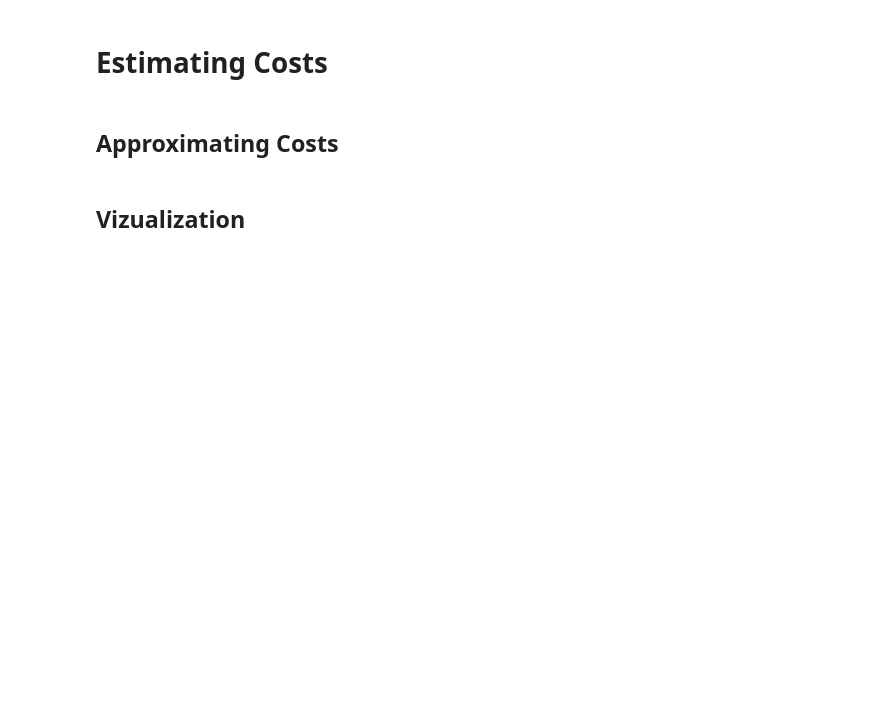
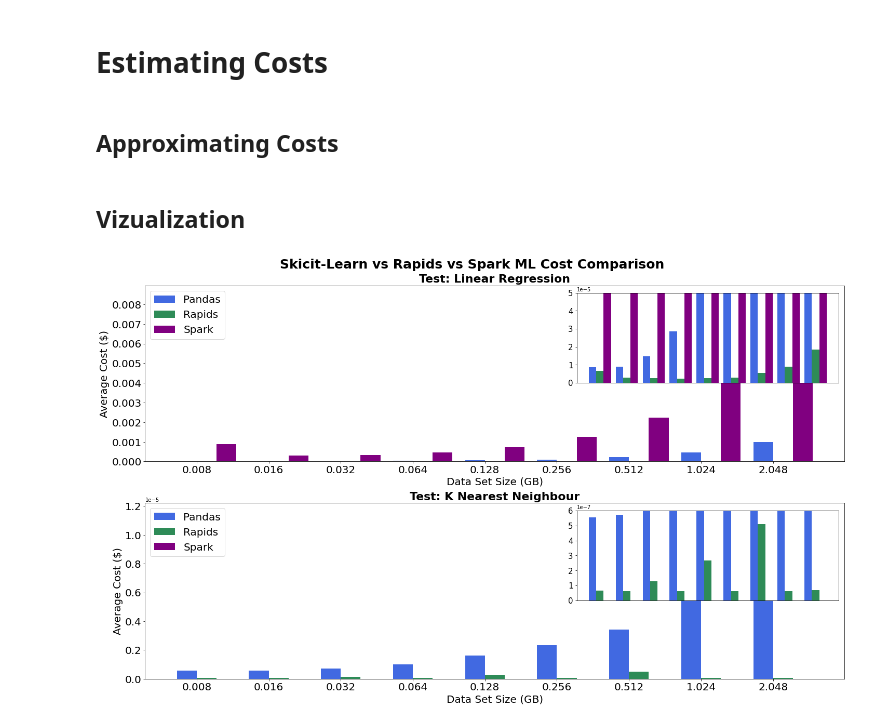
Before and after one commit to avickars/rapids-blog-post, a Jupyter notebook: ML Cost.ipynb, the cells around one changed output. Cells and saved outputs as stored; diff of their text form; code cells hidden in the pictures; blank space fills up the shorter version.

```diff
--- a/ML Cost.ipynb
+++ b/ML Cost.ipynb
@@ -41,21 +41,21 @@ def plot(axs, averages_pandas, averages_rapids, averages_spark, test):
 
     axs.set_ylabel('Average Cost ($)')
     axs.set_xlabel('Data Set Size (GB)')
-    axs.xaxis.label.set_fontsize(15)
-    axs.yaxis.label.set_fontsize(15)
+    axs.xaxis.label.set_fontsize(20)
+    axs.yaxis.label.set_fontsize(20)
     for item in (axs.get_xticklabels() + axs.get_yticklabels()):
-        item.set_fontsize(15)
+        item.set_fontsize(20)
 
-    axs.set_title(f"Test: {test}",fontweight="bold", fontsize=15)
-    axs.legend(loc='upper left',prop={'size': 15})
+    axs.set_title(f"Test: {test}",fontweight="bold", fontsize=22)
+    axs.legend(loc='upper left',prop={'size': 20})
     axs.set_xticks(ticks=ind + width/2,
               labels=bar_labels)
 
     if test == 'K Nearest Neighbour':
-        ax_new = fig.add_axes([0.655, 0.292, 0.3, 0.15])
+        ax_new = fig.add_axes([0.64, 0.235, 0.35, 0.20])
         plt.ylim(0, 0.0000006)
     else:
-        ax_new = fig.add_axes([0.655, 0.757, 0.3, 0.15])
+        ax_new = fig.add_axes([0.64, 0.72, 0.35, 0.20])
         plt.ylim(0, 0.00005)
 
     ax_new.bar(x = ind,
@@ -74,37 +74,40 @@ def plot(axs, averages_pandas, averages_rapids, averages_spark, test):
             color='purple',label='Spark')
 
     ax_new.set_xticks([])
+    for item in ax_new.get_yticklabels():
+        item.set_fontsize(15)
     return axs
 # %%
 NUM_DSIZE_DOUBLINGS = 9
 
-fig, (ax1, ax2) = plt.subplots(2, 1)
+fig, (ax1, ax2) = plt.subplots(2, 1,constrained_layout = True)
 
-fig.set_size_inches(20, 10)
+fig.set_size_inches(20, 12)
 
-fig.tight_layout(pad=5)
 
-fig.suptitle('Skicit-Learn vs Rapids vs Spark ML Cost Comparison', fontsize=18, fontweight="bold")
+fig.suptitle('Skicit-Learn vs Rapids vs Spark ML Cost Comparison', fontsize=25, fontweight="bold")
 
 # Setting the number of bars
 ind = np.arange(0, NUM_DSIZE_DOUBLINGS*2, 2)
 
 # Defining the width between the bars
 width = 0.55
 
 # Defining the bar labels
 bar_labels = np.round(results_df_sklearn['Test Size'].drop_duplicates(), 3).astype(str)
 
 plot(ax1,
      results_df_sklearn[results_df_sklearn['Test'] == 'Linear Regression']['Cost'],
      results_df_rapids[results_df_rapids['Test'] == 'Linear Regression']['Cost'],
      spark[spark['Test'] == 'Linear Regression']['Cost'],
      'Linear Regression')
 
 plot(ax2,
      results_df_sklearn[results_df_sklearn['Test'] == 'K Nearest Neighbour']['Cost'],
      results_df_rapids[results_df_rapids['Test'] == 'K Nearest Neighbour']['Cost'],
      spark[spark['Test'] == 'K Nearest Neighbour']['Cost'],
      'K Nearest Neighbour')
 plt.savefig('AWS Results/ml_cost.png')
 plt.show()
+# %% [output]
+[figure, added]
```
Also changed, not shown: 7 other files.
